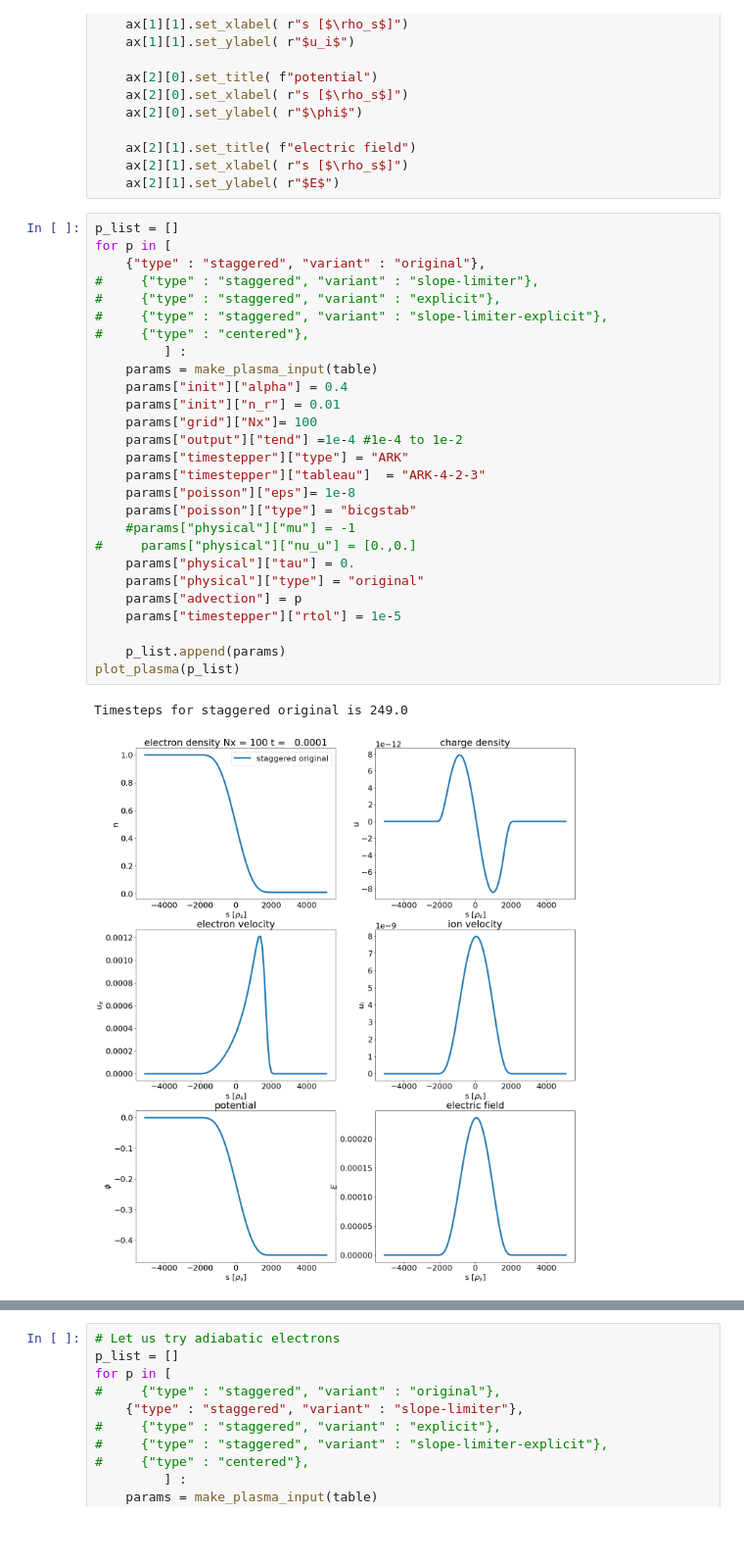
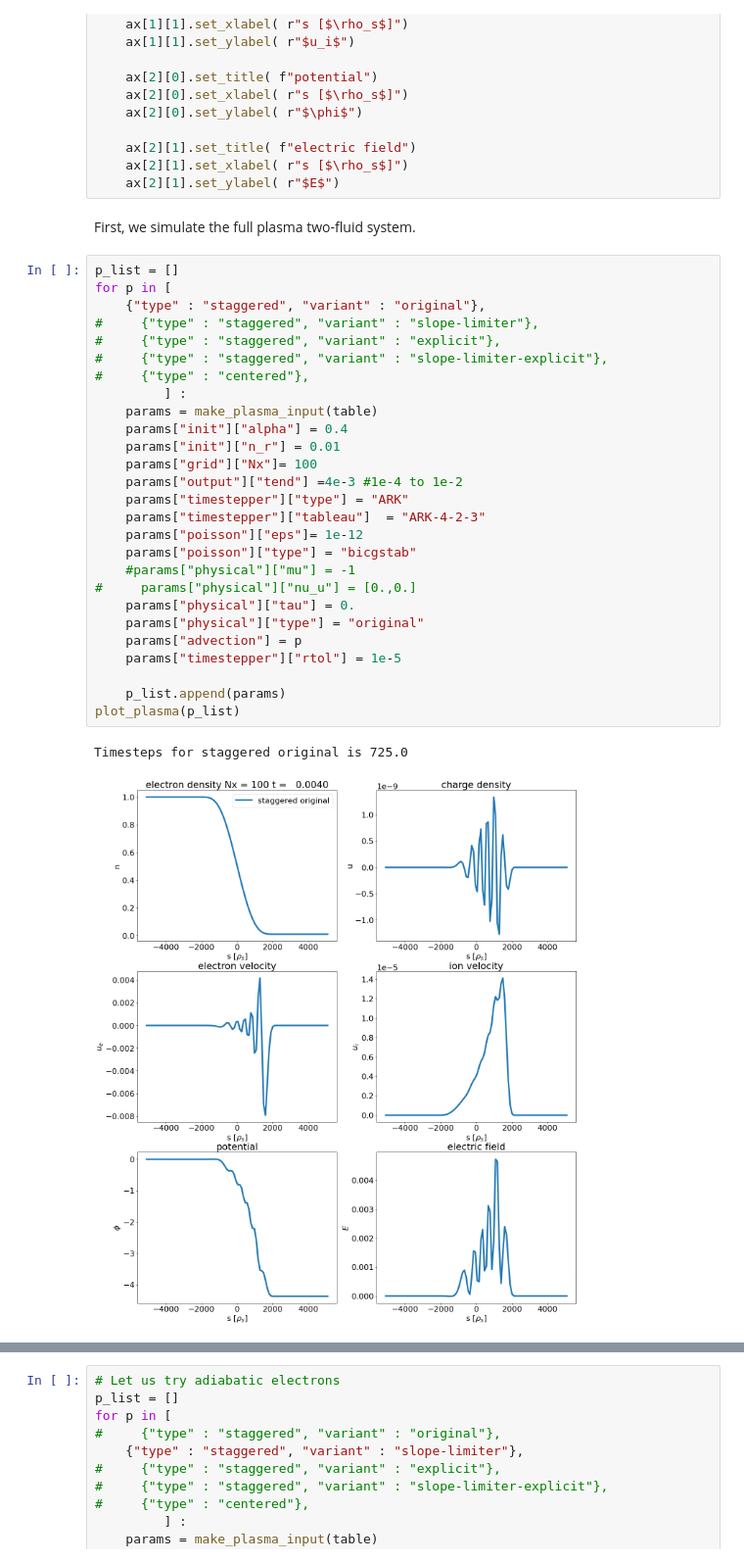
Before and after one commit to mwiesenberger/advection, a Jupyter notebook: OneDimensional.ipynb, the cells around one changed output, grey strips where cells are left out. Shown at 98% size. Saved outputs shown, nothing was run; the diff lists cells and outputs as text; blank space fills up the shorter version.

```diff
--- a/OneDimensional.ipynb
+++ b/OneDimensional.ipynb
@@ -1044,33 +1049,35 @@ def plot_plasma( p_list):
     ax[2][1].set_title( f"electric field")
     ax[2][1].set_xlabel( r"s [$\rho_s$]")
     ax[2][1].set_ylabel( r"$E$")
+# %% [markdown]
+First, we simulate the full plasma two-fluid system.
 # %%
 p_list = []
 for p in [
     {"type" : "staggered", "variant" : "original"},
 #     {"type" : "staggered", "variant" : "slope-limiter"},
 #     {"type" : "staggered", "variant" : "explicit"},
 #     {"type" : "staggered", "variant" : "slope-limiter-explicit"},
 #     {"type" : "centered"},
          ] :
     params = make_plasma_input(table)
     params["init"]["alpha"] = 0.4
     params["init"]["n_r"] = 0.01
     params["grid"]["Nx"]= 100
-    params["output"]["tend"] =1e-4 #1e-4 to 1e-2
+    params["output"]["tend"] =4e-3 #1e-4 to 1e-2
     params["timestepper"]["type"] = "ARK"
     params["timestepper"]["tableau"]  = "ARK-4-2-3"
-    params["poisson"]["eps"]= 1e-8
+    params["poisson"]["eps"]= 1e-12
     params["poisson"]["type"] = "bicgstab"
     #params["physical"]["mu"] = -1
 #     params["physical"]["nu_u"] = [0.,0.]
     params["physical"]["tau"] = 0.
     params["physical"]["type"] = "original"
     params["advection"] = p
     params["timestepper"]["rtol"] = 1e-5
 
     p_list.append(params)
 plot_plasma(p_list)
 # %% [output]
-Timesteps for staggered original is 249.0
+Timesteps for staggered original is 725.0
-[figure, old version]
+[figure, new version]
```
Also changed, not shown: parts of 4 cells of this notebook.
